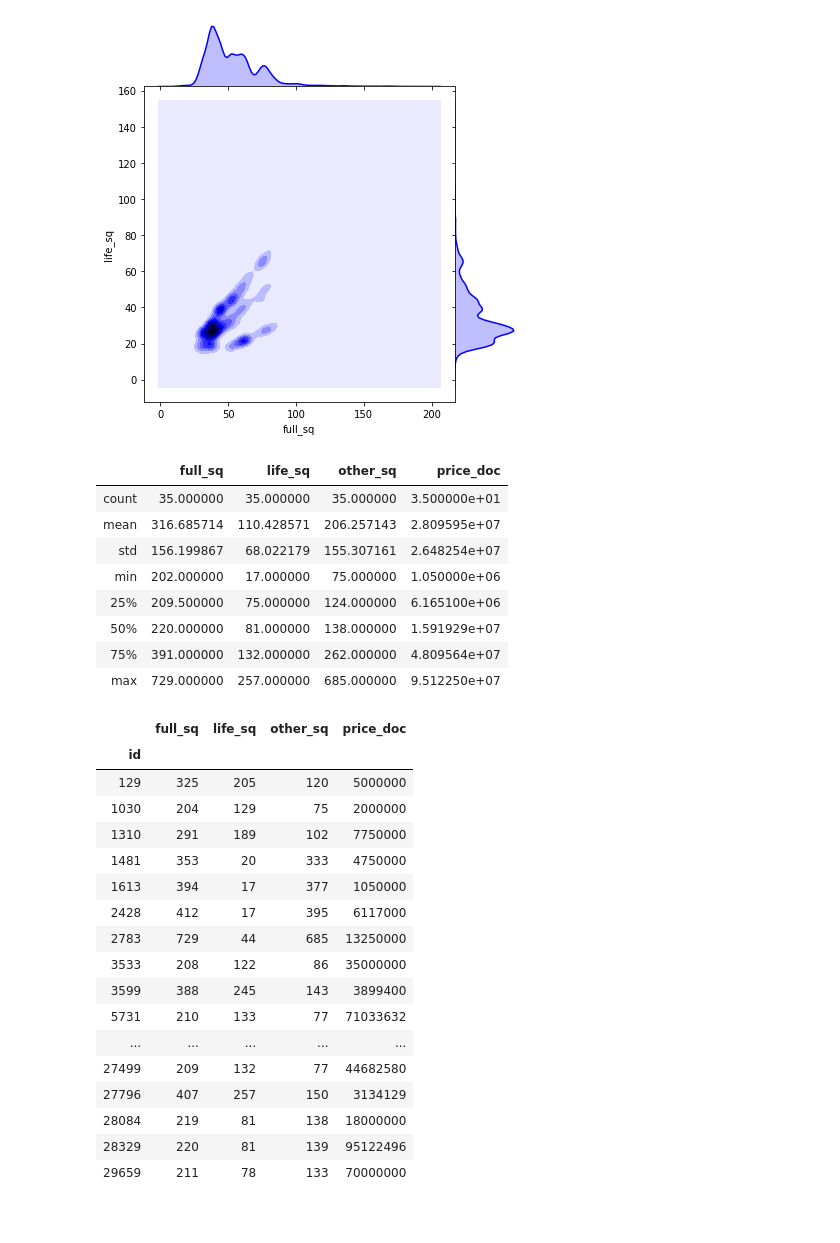
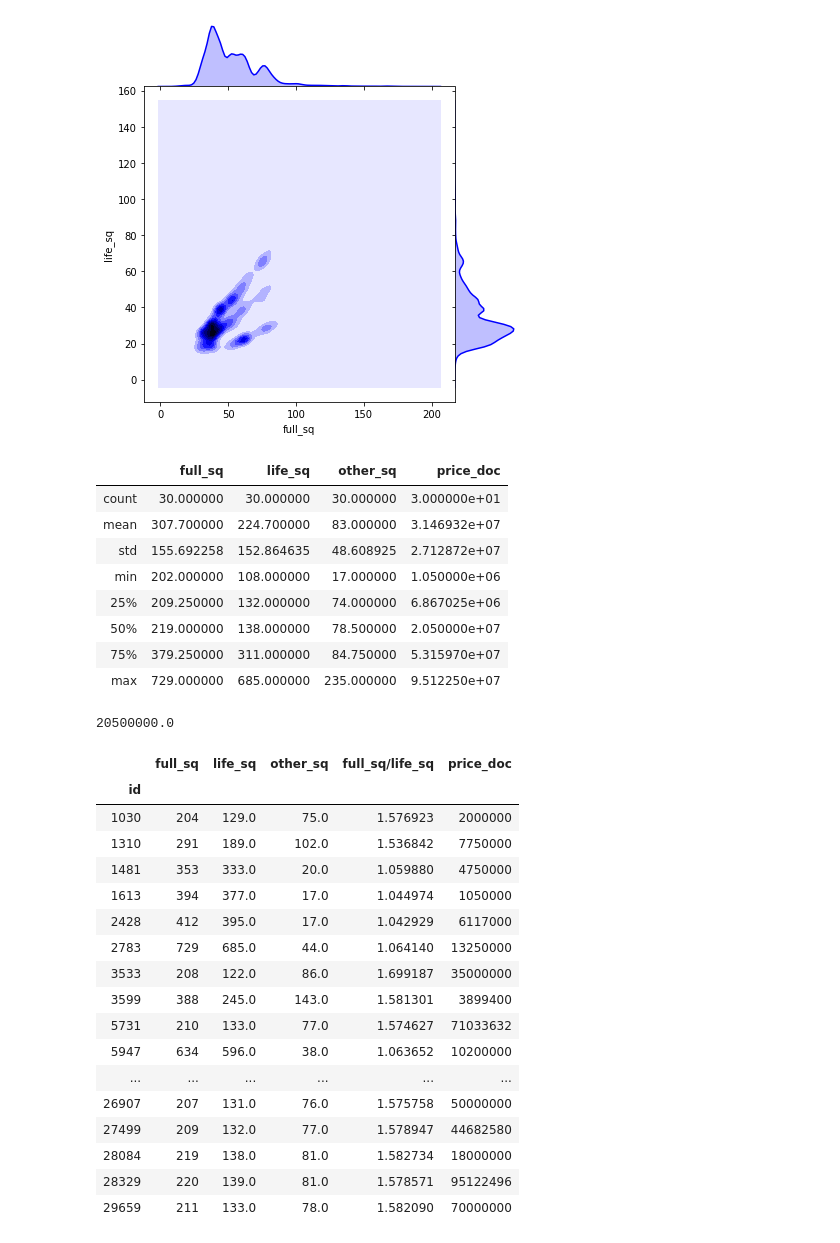
Before and after one commit to Serega6678/Kaggle-Competitions, a Jupyter notebook: Sberbank Russian Housing Market/Sqaure_Analysis.ipynb, the cells around one changed output. Cells and saved outputs as stored; diff of their text form; code cells hidden in the pictures.

```diff
--- a/Sberbank Russian Housing Market/Sqaure_Analysis.ipynb
+++ b/Sberbank Russian Housing Market/Sqaure_Analysis.ipynb
@@ -827,38 +821,59 @@ train.rename(columns={'kitch_sq' : 'other_sq'}, inplace=True)
 train.loc[:, 'full_sq'] = train.apply(lambda x: round(x['full_sq']), axis=1)
 train.loc[:, 'life_sq'] = train.apply(lambda x: round(x['life_sq']), axis=1)
 train.loc[:, 'other_sq'] = train.apply(lambda x: round(x['other_sq']), axis=1)
+# %%
+train.drop(columns=['life_sq/kitch_sq', 'kitch_sq/life_sq'], inplace=True)
+train['life_sq/full_sq'] = (train['life_sq'] + 1) / (train['full_sq'] + 1)
+train['life_sq/other_sq'] = (train['life_sq'] + 1) / (train['other_sq'] + 1)
+train['full_sq/life_sq'] = 1 / train['life_sq/full_sq']
+train['other_sq/life_sq'] = 1 / train['life_sq/other_sq']
+# %%
+sample_data = train[['life_sq', 'other_sq', 'life_sq/other_sq']].copy()
+train.loc[:, 'life_sq'] = sample_data.apply(lambda x: x['life_sq'] if \
+                                    x['life_sq/other_sq'] > 0.8 else x['other_sq'], axis=1)
+train.loc[:, 'other_sq'] = sample_data.apply(lambda x: x['other_sq'] if \
+                                    x['life_sq/other_sq'] > 0.8 else x['life_sq'], axis=1)
+# %%
+train['life_sq/full_sq'] = (train['life_sq'] + 1) / (train['full_sq'] + 1)
+train['life_sq/other_sq'] = (train['life_sq'] + 1) / (train['other_sq'] + 1)
+train['full_sq/life_sq'] = 1 / train['life_sq/full_sq']
+train['other_sq/life_sq'] = 1 / train['life_sq/other_sq']
 # %%
 train[(train['life_sq'] > 200) | (train['full_sq'] > 200) | (train['other_sq'] > 200)][['full_sq', \
                                         'life_sq', 'other_sq', 'price_doc']].describe()
 # %% [output]
 |  | full_sq | life_sq | other_sq | price_doc |
-| count | 35.000000 | 35.000000 | 35.000000 | 3.500000e+01 |
-| mean | 316.685714 | 110.428571 | 206.257143 | 2.809595e+07 |
-| std | 156.199867 | 68.022179 | 155.307161 | 2.648254e+07 |
-| min | 202.000000 | 17.000000 | 75.000000 | 1.050000e+06 |
-| 25% | 209.500000 | 75.000000 | 124.000000 | 6.165100e+06 |
-| 50% | 220.000000 | 81.000000 | 138.000000 | 1.591929e+07 |
-| 75% | 391.000000 | 132.000000 | 262.000000 | 4.809564e+07 |
-| max | 729.000000 | 257.000000 | 685.000000 | 9.512250e+07 |
+| count | 30.000000 | 30.000000 | 30.000000 | 3.000000e+01 |
+| mean | 307.700000 | 224.700000 | 83.000000 | 3.146932e+07 |
+| std | 155.692258 | 152.864635 | 48.608925 | 2.712872e+07 |
+| min | 202.000000 | 108.000000 | 17.000000 | 1.050000e+06 |
+| 25% | 209.250000 | 132.000000 | 74.000000 | 6.867025e+06 |
+| 50% | 219.000000 | 138.000000 | 78.500000 | 2.050000e+07 |
+| 75% | 379.250000 | 311.000000 | 84.750000 | 5.315970e+07 |
+| max | 729.000000 | 685.000000 | 235.000000 | 9.512250e+07 |
+# %%
+train[(train['life_sq'] > 200) | (train['full_sq'] > 200) | (train['other_sq'] > 200)]['price_doc'].median()
+# %% [output]
+20500000.0
 # %%
 train[(train['life_sq'] > 200) | (train['full_sq'] > 200) | (train['other_sq'] > 200)][['full_sq', \
-                                        'life_sq', 'other_sq', 'price_doc']]
+                                        'life_sq', 'other_sq', 'full_sq/life_sq', 'price_doc']]
 # %% [output]
-|  | full_sq | life_sq | other_sq | price_doc |
-| id |  |  |  |  |
-| 129 | 325 | 205 | 120 | 5000000 |
-| 1030 | 204 | 129 | 75 | 2000000 |
-| 1310 | 291 | 189 | 102 | 7750000 |
-| 1481 | 353 | 20 | 333 | 4750000 |
-| 1613 | 394 | 17 | 377 | 1050000 |
-| 2428 | 412 | 17 | 395 | 6117000 |
-| 2783 | 729 | 44 | 685 | 13250000 |
-| 3533 | 208 | 122 | 86 | 35000000 |
-| 3599 | 388 | 245 | 143 | 3899400 |
-| 5731 | 210 | 133 | 77 | 71033632 |
-| ... | ... | ... | ... | ... |
-| 27499 | 209 | 132 | 77 | 44682580 |
-| 27796 | 407 | 257 | 150 | 3134129 |
-| 28084 | 219 | 81 | 138 | 18000000 |
-| 28329 | 220 | 81 | 139 | 95122496 |
-| 29659 | 211 | 78 | 133 | 70000000 |
+|  | full_sq | life_sq | other_sq | full_sq/life_sq | price_doc |
+| id |  |  |  |  |  |
+| 1030 | 204 | 129.0 | 75.0 | 1.576923 | 2000000 |
+| 1310 | 291 | 189.0 | 102.0 | 1.536842 | 7750000 |
+| 1481 | 353 | 333.0 | 20.0 | 1.059880 | 4750000 |
+| 1613 | 394 | 377.0 | 17.0 | 1.044974 | 1050000 |
+| 2428 | 412 | 395.0 | 17.0 | 1.042929 | 6117000 |
+| 2783 | 729 | 685.0 | 44.0 | 1.064140 | 13250000 |
+| 3533 | 208 | 122.0 | 86.0 | 1.699187 | 35000000 |
+| 3599 | 388 | 245.0 | 143.0 | 1.581301 | 3899400 |
+| 5731 | 210 | 133.0 | 77.0 | 1.574627 | 71033632 |
+| 5947 | 634 | 596.0 | 38.0 | 1.063652 | 10200000 |
+| ... | ... | ... | ... | ... | ... |
+| 26907 | 207 | 131.0 | 76.0 | 1.575758 | 50000000 |
+| 27499 | 209 | 132.0 | 77.0 | 1.578947 | 44682580 |
+| 28084 | 219 | 138.0 | 81.0 | 1.582734 | 18000000 |
+| 28329 | 220 | 139.0 | 81.0 | 1.578571 | 95122496 |
+| 29659 | 211 | 133.0 | 78.0 | 1.582090 | 70000000 |
```
Also changed, not shown: parts of 24 cells of this notebook.
